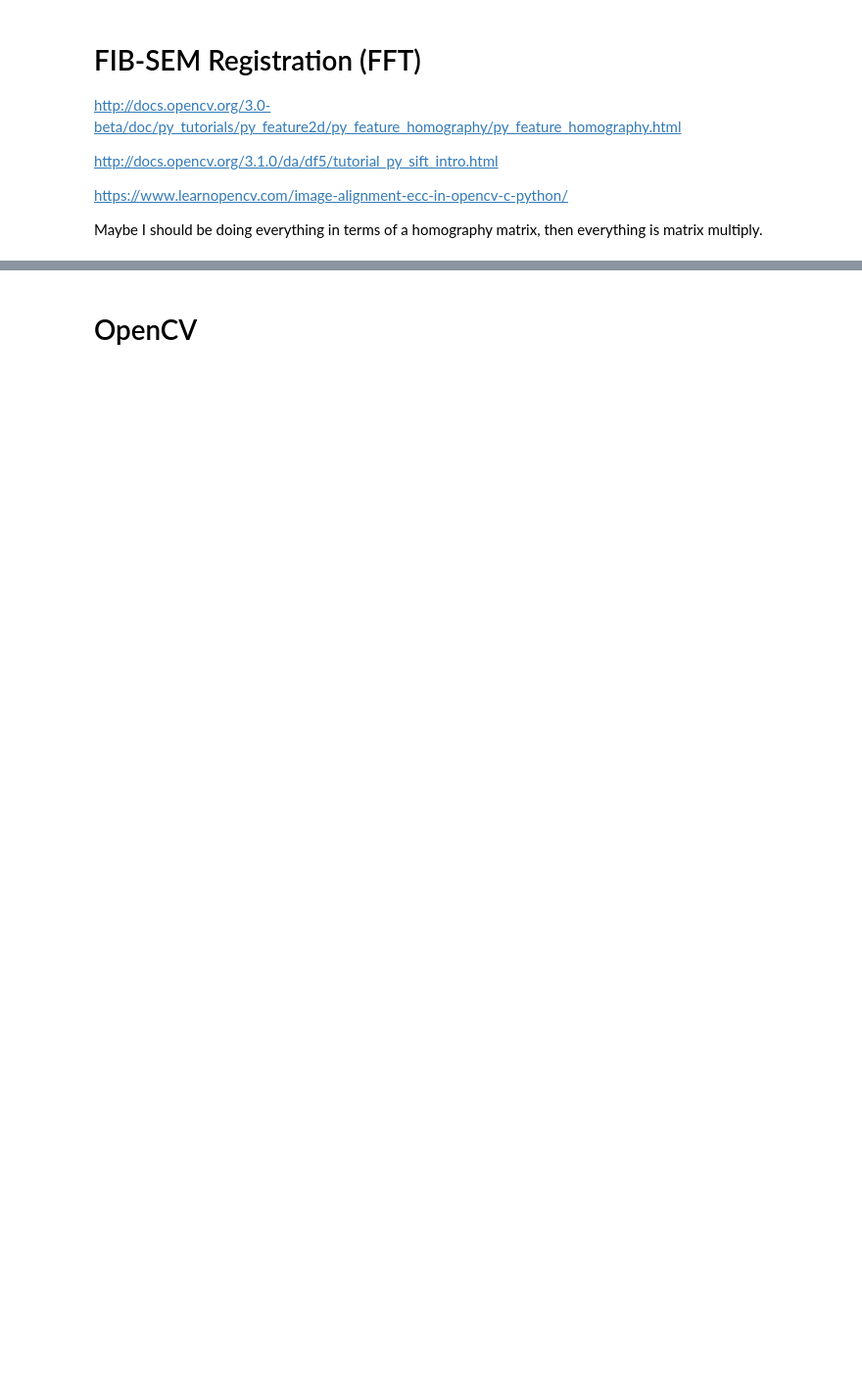
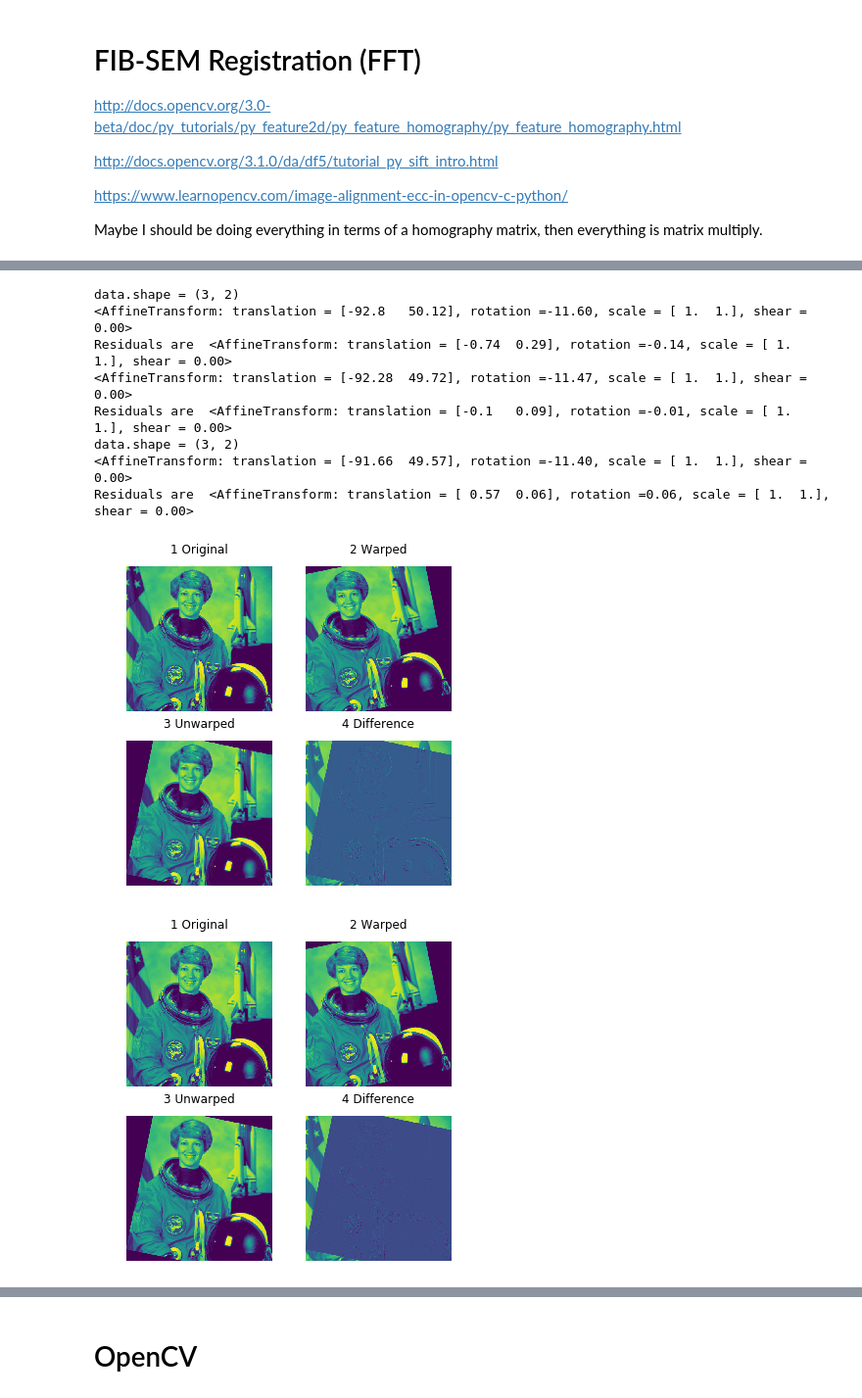
Before and after one commit to janelia-cellmap/FIB-SEM-Aligner, a Jupyter notebook: FIB-SEM Registration Dev.ipynb, the cells around one changed output, grey strips where cells are left out. Shown at 98% size. Cells and saved outputs as stored; diff of their text form; code cells hidden in the pictures; blank space fills up the shorter version.

```diff
--- a/FIB-SEM Registration Dev.ipynb
+++ b/FIB-SEM Registration Dev.ipynb
@@ -83,0 +114,16 @@ def register_translation(im0, im1, upsample_factor=100):
+# %%
+af_euclidean = AffineTransform(rotation = .2, translation=(100.2, -30.3))
+drive_meth(astro, af_euclidean, similarity)
+drive_meth(astro.astype(np.float32), af_euclidean, register_ECC, warp_mode = cv2.MOTION_EUCLIDEAN)
+drive_meth(astro.astype(np.float32), af_euclidean, dual_registration, warp_mode = cv2.MOTION_EUCLIDEAN)
+# %% [output]
+data.shape = (3, 2)
+<AffineTransform: translation = [-92.8   50.12], rotation =-11.60, scale = [ 1.  1.], shear = 0.00>
+Residuals are  <AffineTransform: translation = [-0.74  0.29], rotation =-0.14, scale = [ 1.  1.], shear = 0.00>
+<AffineTransform: translation = [-92.28  49.72], rotation =-11.47, scale = [ 1.  1.], shear = 0.00>
+Residuals are  <AffineTransform: translation = [-0.1   0.09], rotation =-0.01, scale = [ 1.  1.], shear = 0.00>
+data.shape = (3, 2)
+<AffineTransform: translation = [-91.66  49.57], rotation =-11.40, scale = [ 1.  1.], shear = 0.00>
+Residuals are  <AffineTransform: translation = [ 0.57  0.06], rotation =0.06, scale = [ 1.  1.], shear = 0.00>
+[figure, added]
+[figure, added]
```
Also changed, not shown: parts of 35 cells of this notebook, 1 other file.
